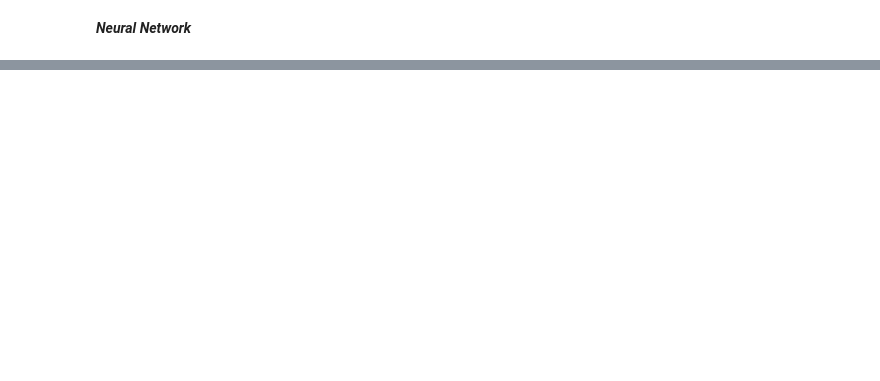
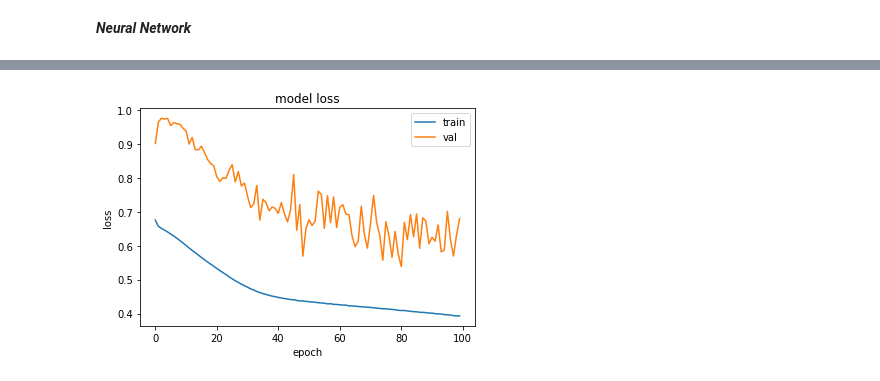
Before and after one commit to shreyansh273/Cusotomer-churn-prediction, a Jupyter notebook: Customer_churn_prediction.ipynb, the cells around one changed output, grey strips where cells are left out. Saved outputs shown, nothing was run; the diff lists cells and outputs as text; code cells hidden in the pictures; blank space fills up the shorter version.

Commit message:
Corrected the neural network and added line chart to track train and val loss

```diff
--- a/Customer_churn_prediction.ipynb
+++ b/Customer_churn_prediction.ipynb
@@ -244,6 +244,10 @@ X_train, X_test, y_train, y_test = train_test_split(X,y,test_size=0.3, random_st
 scalar = MinMaxScaler()
 X_train_scaled = pd.DataFrame(scalar.fit_transform(X_train), columns=X_train.columns)
 X_test_scaled = pd.DataFrame(scalar.transform(X_test), columns=X_test.columns)
+# %%
+scalar = MinMaxScaler()
+X_train_scaled = scalar.fit_transform(X_train)
+X_test_scaled = scalar.transform(X_test)
 # %% [markdown]
 ***Downsampling***
 # %%
@@ -376,10 +381,10 @@ from keras.layers import Dense
 # %%
 model= Sequential()
 #first hidden layer
-model.add(Dense(16, input_shape=(len(X_train_upsampled.columns),), activation='relu'))
+model.add(Dense(16, input_shape=(X_train_upsampled.shape[1],), activation='relu'))
 #second hidden layer
 model.add(Dense(8, activation='relu'))
-#final layer
+#final layer`
 model.add(Dense(1, activation='softmax'))
 #summary
 print(model.summary())
@@ -401,6 +406,6 @@ _________________________________________________________________
 None
 # %%
 #compile model
-model.compile('adam', loss='categorical_crossentropy', metrics=['accuracy'])
+model.compile('sgd', loss='binary_crossentropy', metrics=['accuracy'])
 #train model
-model.fit(X_train_upsampled, y_train_upsampled, epochs=20, validation_split=0.2)
+history = model.fit(X_train_upsampled, y_train_upsampled ,validation_split = 0.2, epochs=100)
@@ -430,0 +412,10 @@ model.evaluate(X_test_scaled)
+# %%
+plt.plot(history.history['loss'])
+plt.plot(history.history['val_loss'])
+plt.title('model loss')
+plt.ylabel('loss')
+plt.xlabel('epoch')
+plt.legend(['train', 'val'], loc='upper right')
+plt.show()
+# %% [output]
+[figure, added]
```
Also changed, not shown: parts of 9 cells of this notebook.
